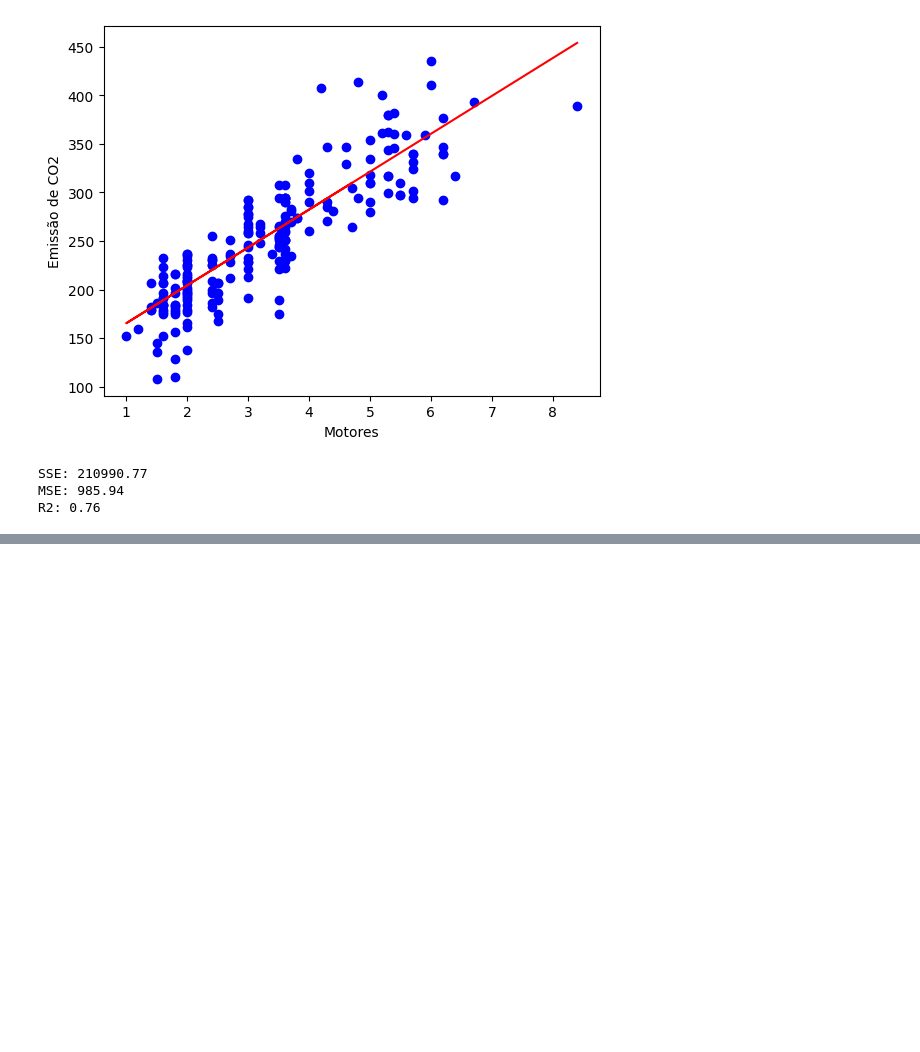
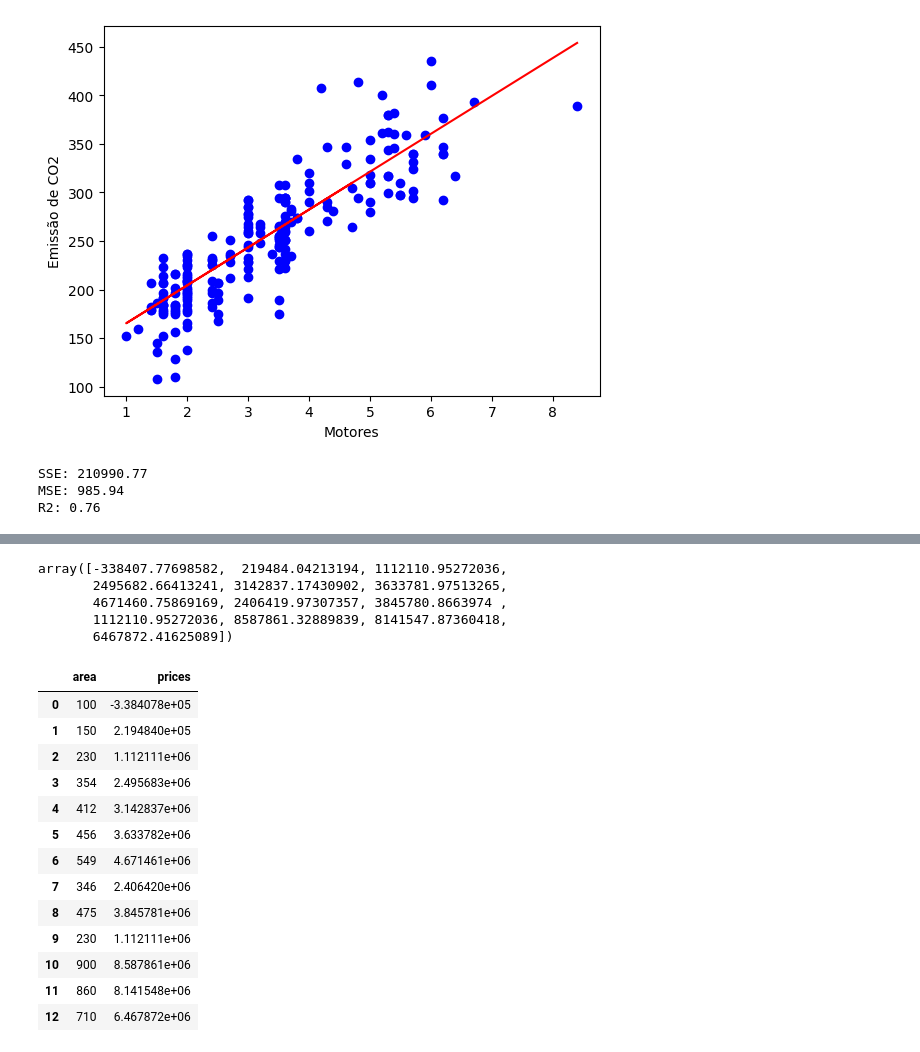
Before and after one commit to Was01/IA, a Jupyter notebook: UFV/IAparatodos/regressaoLinear/regressaoLinear.ipynb, the cells around one changed output, grey strips where cells are left out. Cells and saved outputs as stored; diff of their text form; code cells hidden in the pictures; blank space fills up the shorter version.

```diff
--- a/UFV/IAparatodos/regressaoLinear/regressaoLinear.ipynb
+++ b/UFV/IAparatodos/regressaoLinear/regressaoLinear.ipynb
@@ -171,0 +228,3 @@ R2: 0.76
+# %%
+price=df.price
+price
@@ -171,0 +242,8 @@ R2: 0.76
+# %%
+#Declarando o objeto
+
+reg=linear_model.LinearRegression()
+
+# Treinando o modelo
+
+reg.fit(area.values,price)
@@ -171,0 +266,4 @@ R2: 0.76
+# %%
+area_df=pd.read_csv('areas.csv')
+
+area_df.head()
@@ -171,0 +277,27 @@ R2: 0.76
+# %%
+prev=reg.predict(area_df)
+prev
+# %% [output]
+array([-338407.77698582,  219484.04213194, 1112110.95272036,
+       2495682.66413241, 3142837.17430902, 3633781.97513265,
+       4671460.75869169, 2406419.97307357, 3845780.8663974 ,
+       1112110.95272036, 8587861.32889839, 8141547.87360418,
+       6467872.41625089])
+# %%
+area_df['prices']=prev
+area_df
+# %% [output]
+|  | area | prices |
+| 0 | 100 | -3.384078e+05 |
+| 1 | 150 | 2.194840e+05 |
+| 2 | 230 | 1.112111e+06 |
+| 3 | 354 | 2.495683e+06 |
+| 4 | 412 | 3.142837e+06 |
+| 5 | 456 | 3.633782e+06 |
+| 6 | 549 | 4.671461e+06 |
+| 7 | 346 | 2.406420e+06 |
+| 8 | 475 | 3.845781e+06 |
+| 9 | 230 | 1.112111e+06 |
+| 10 | 900 | 8.587861e+06 |
+| 11 | 860 | 8.141548e+06 |
+| 12 | 710 | 6.467872e+06 |
```
Also changed, not shown: parts of 14 cells of this notebook.
